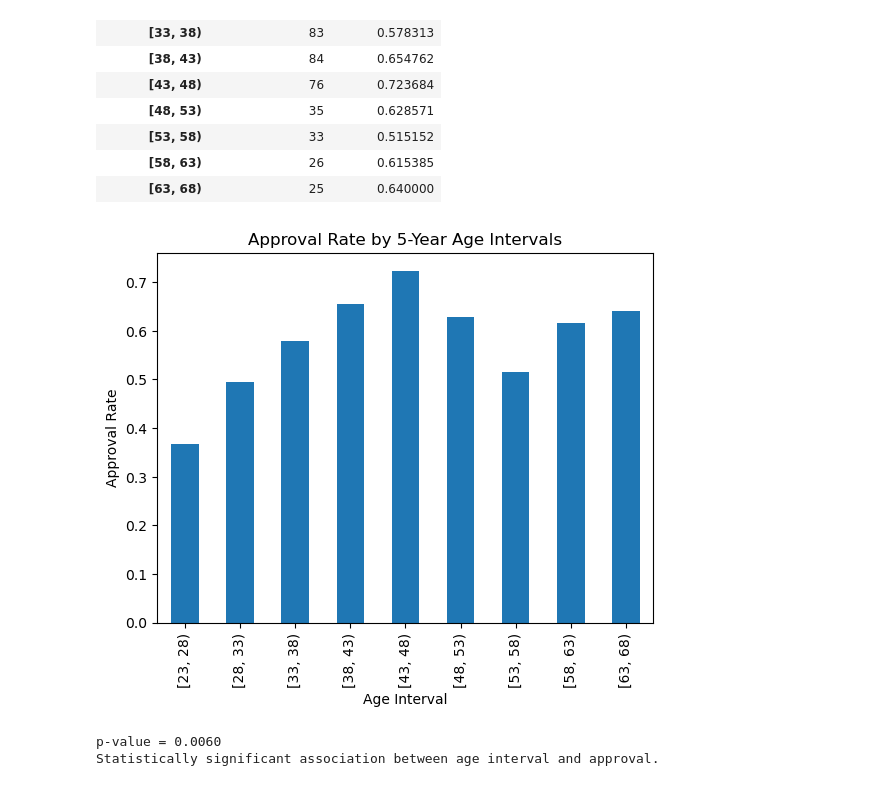
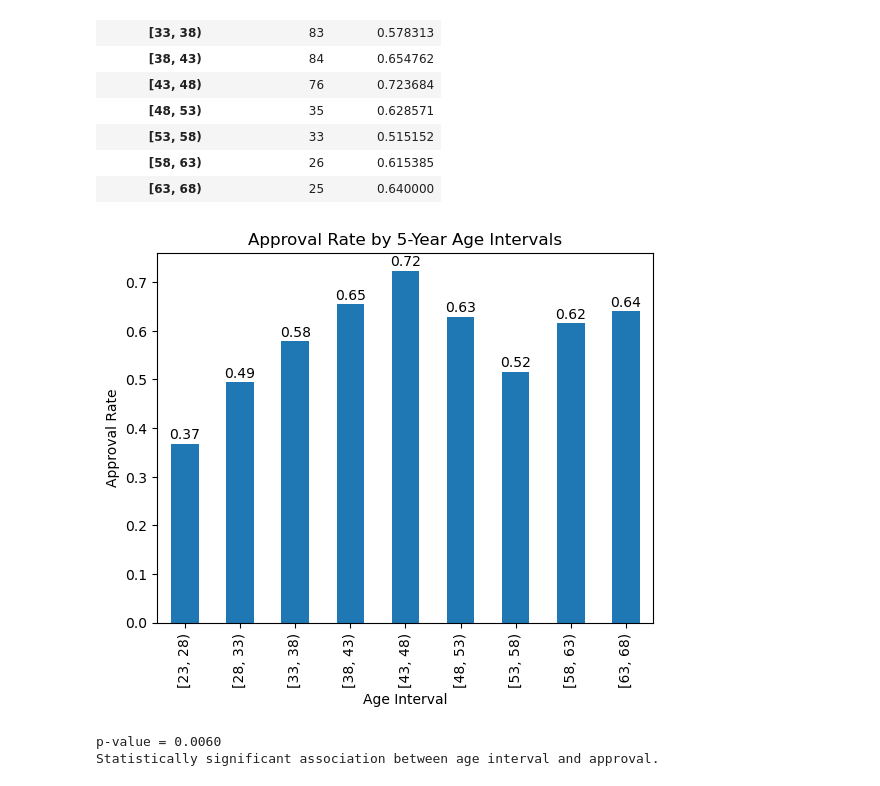
Before and after one commit to Beatrizboal/dego-project-team7, a Jupyter notebook: notebooks/02-bias-analysis.ipynb, the cells around one changed output. Drawn from its saved outputs; the diff is of its cells as text; code cells hidden in the pictures.

```diff
--- a/notebooks/02-bias-analysis.ipynb
+++ b/notebooks/02-bias-analysis.ipynb
@@ -252,14 +253,15 @@ summary_age
 | 40-60 | 201 | 0.651741 |
 | 60+ | 43 | 0.651163 |
 # %%
-import matplotlib.pyplot as plt
-
-approval_by_age.plot(kind='bar')
+ax = approval_by_age.plot(kind='bar')
 
 plt.title('Approval Rate by Age Group')
 plt.ylabel('Approval Rate')
 plt.xlabel('Age Group')
 plt.xticks(rotation=0)
 
+for i, v in enumerate(approval_by_age):
+    ax.text(i, v + 0.01, f"{v:.2f}", ha='center')
+
 plt.show()
 # %% [output]
@@ -346,17 +348,19 @@ summary_age_5
 | [63, 68) | 25 | 0.640000 |
 # %%
 ##Plot approval rate by age interval
-
-approval_by_age_5.plot(kind='bar')
+ax = approval_by_age_5.plot(kind='bar')
 
 plt.title('Approval Rate by 5-Year Age Intervals')
 plt.ylabel('Approval Rate')
 plt.xlabel('Age Interval')
 plt.xticks(rotation=90)
 
+for i, v in enumerate(approval_by_age_5):
+    ax.text(i, v + 0.01, f"{v:.2f}", ha='center')
+
 plt.show()
 # %% [output]
-[figure, old version]
+[figure, new version]
 # %%
 ##Create contingency table: rows = age interval, columns = approval outcome
 age_contingency_5 = pd.crosstab(df['age_group_5yr'], df['loan_approved'])
```
Also changed, not shown: parts of 9 cells of this notebook.
